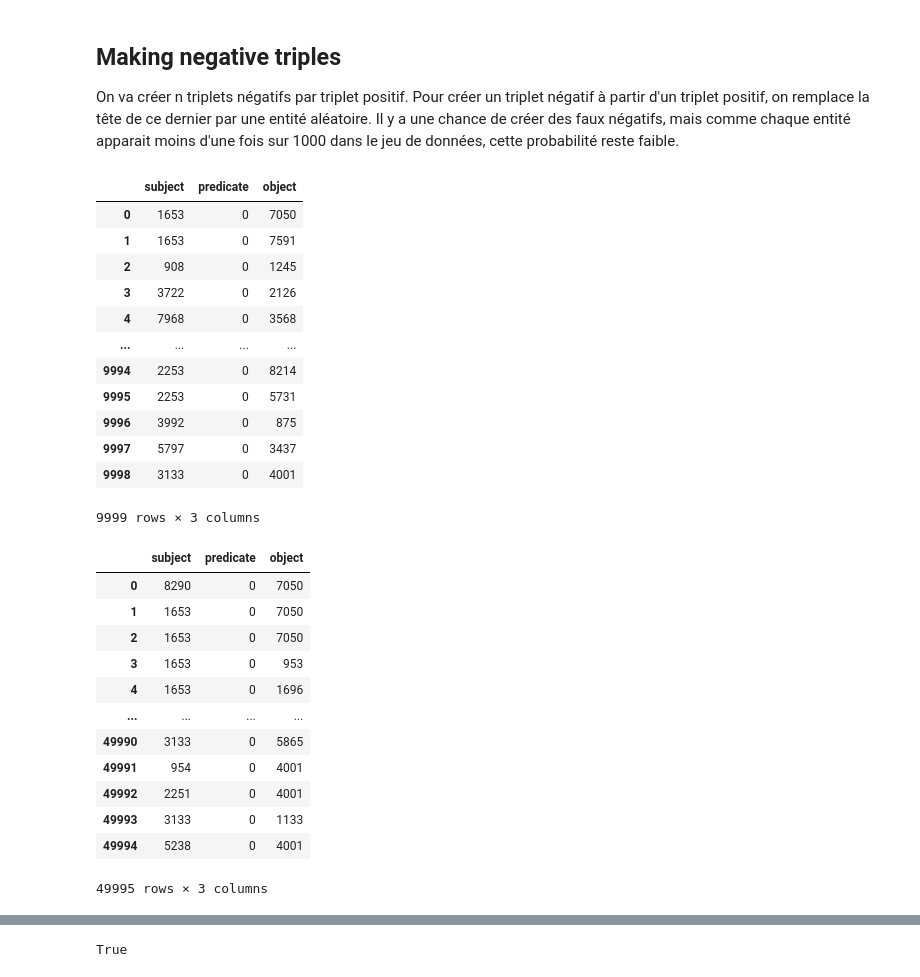
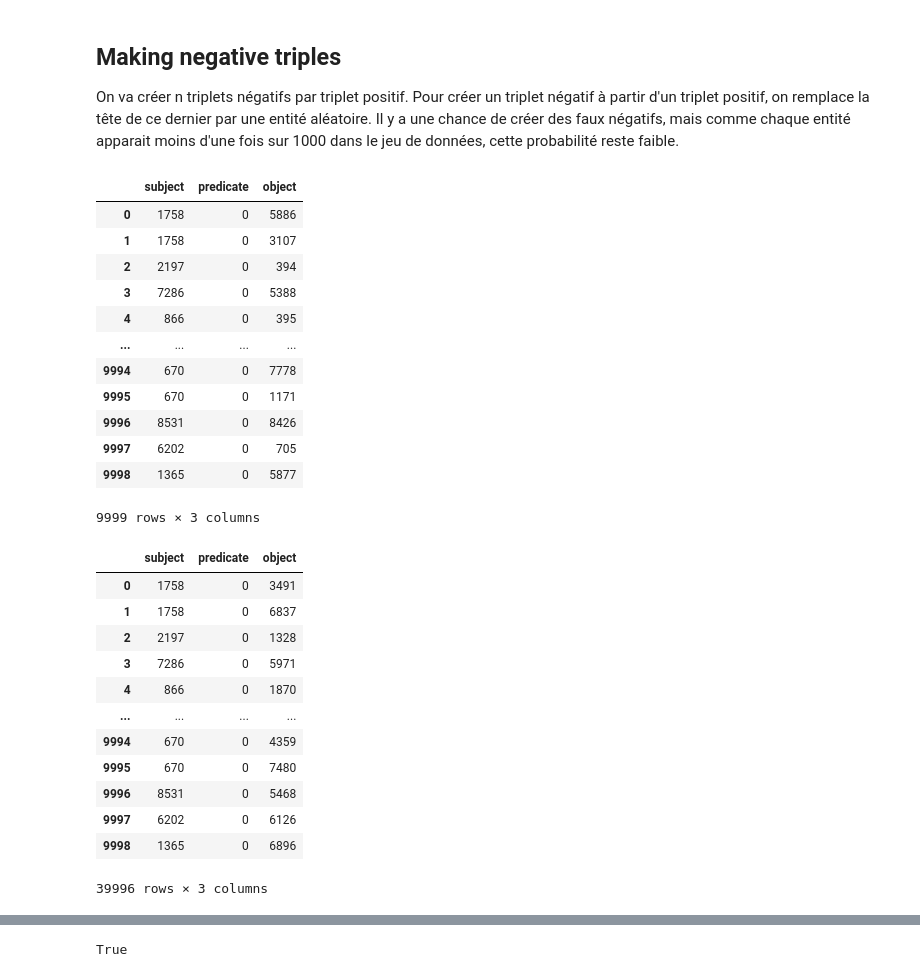
Before and after one commit to ElliotButz/ESL2024, a Jupyter notebook: code/Making_ComplEx_embeddings.ipynb, the cells around one changed output, grey strips where cells are left out. Cells and saved outputs as stored; diff of their text form; code cells hidden in the pictures.

```diff
--- a/code/Making_ComplEx_embeddings.ipynb
+++ b/code/Making_ComplEx_embeddings.ipynb
@@ -567,0 +528,11 @@ Value=0
+# %%
+possibles_tails: dict = {}
+for index, row in iric.iterrows():
+    head, rel, tail = row.iloc[0], row.iloc[1], row.iloc[2]
+    hr = (head, rel)
+    if hr not in possibles_tails:
+        possibles_tails[hr]=[tail]
+    else :
+        possibles_tails[hr].append(tail)
+
+print(possibles_tails)
@@ -596,53 +569,68 @@ def generate_negative_triples(df, number_of_false_per_true, falsify_relation = F
         for i in range(number_of_false_per_true):
 
             if falsify_relation :
                 r = np.random.randint(2)
             else :
                 r = np.random.randint(3)
 
             if r == 0:
                 random_head = random.choice(possible_heads)
                 negative_triples.append([random_head, row[1], row[2]])
 
             elif r == 1:
                 random_tail = random.choice(possible_tails)
                 negative_triples.append([row[0], row[1], random_tail])
 
             elif r == 2:
                 random_relation = random.choice(possible_relations)
                 negative_triples.append([row[0], random_relation, row[2]])
 
     negative_triples_df = pd.DataFrame(negative_triples, columns=df.columns)
     return pd.DataFrame(negative_triples_df)
 
-negatives_from_iric = generate_negative_triples(mapped_iric, n_negative_triplets_per_positive)
+
+def generate_negative_triples_HEAD_ONLY(df, number_of_false_per_true, falsify_relation = False):
+
+    original = df.copy()
+
+    # Coppying n times the original DF in a DF named falses
+    falses = df.copy()
+    for i in range(number_of_false_per_true-1):
+        falses = pd.concat([falses,original])
+
+    # Shuffling heads column
+    falses.iloc[:,2]=falses.iloc[:,2].sample(frac=1).values
+
+    return falses
+
+negatives_from_iric = generate_negative_triples_HEAD_ONLY(mapped_iric, n_negative_triplets_per_positive)
 
 display(mapped_iric)
 display(negatives_from_iric)
 # %% [output]
 |  | subject | predicate | object |
-| 0 | 1653 | 0 | 7050 |
-| 1 | 1653 | 0 | 7591 |
-| 2 | 908 | 0 | 1245 |
-| 3 | 3722 | 0 | 2126 |
-| 4 | 7968 | 0 | 3568 |
+| 0 | 1758 | 0 | 5886 |
+| 1 | 1758 | 0 | 3107 |
+| 2 | 2197 | 0 | 394 |
+| 3 | 7286 | 0 | 5388 |
+| 4 | 866 | 0 | 395 |
 | ... | ... | ... | ... |
-| 9994 | 2253 | 0 | 8214 |
-| 9995 | 2253 | 0 | 5731 |
-| 9996 | 3992 | 0 | 875 |
-| 9997 | 5797 | 0 | 3437 |
-| 9998 | 3133 | 0 | 4001 |
+| 9994 | 670 | 0 | 7778 |
+| 9995 | 670 | 0 | 1171 |
+| 9996 | 8531 | 0 | 8426 |
+| 9997 | 6202 | 0 | 705 |
+| 9998 | 1365 | 0 | 5877 |
 9999 rows × 3 columns
 |  | subject | predicate | object |
-| 0 | 8290 | 0 | 7050 |
-| 1 | 1653 | 0 | 7050 |
-| 2 | 1653 | 0 | 7050 |
-| 3 | 1653 | 0 | 953 |
-| 4 | 1653 | 0 | 1696 |
+| 0 | 1758 | 0 | 3491 |
+| 1 | 1758 | 0 | 6837 |
+| 2 | 2197 | 0 | 1328 |
+| 3 | 7286 | 0 | 5971 |
+| 4 | 866 | 0 | 1870 |
 | ... | ... | ... | ... |
-| 49990 | 3133 | 0 | 5865 |
-| 49991 | 954 | 0 | 4001 |
-| 49992 | 2251 | 0 | 4001 |
-| 49993 | 3133 | 0 | 1133 |
-| 49994 | 5238 | 0 | 4001 |
+| 9994 | 670 | 0 | 4359 |
+| 9995 | 670 | 0 | 7480 |
+| 9996 | 8531 | 0 | 5468 |
+| 9997 | 6202 | 0 | 6126 |
+| 9998 | 1365 | 0 | 6896 |
-49995 rows × 3 columns
+39996 rows × 3 columns
```
Also changed, not shown: parts of 59 cells of this notebook.
